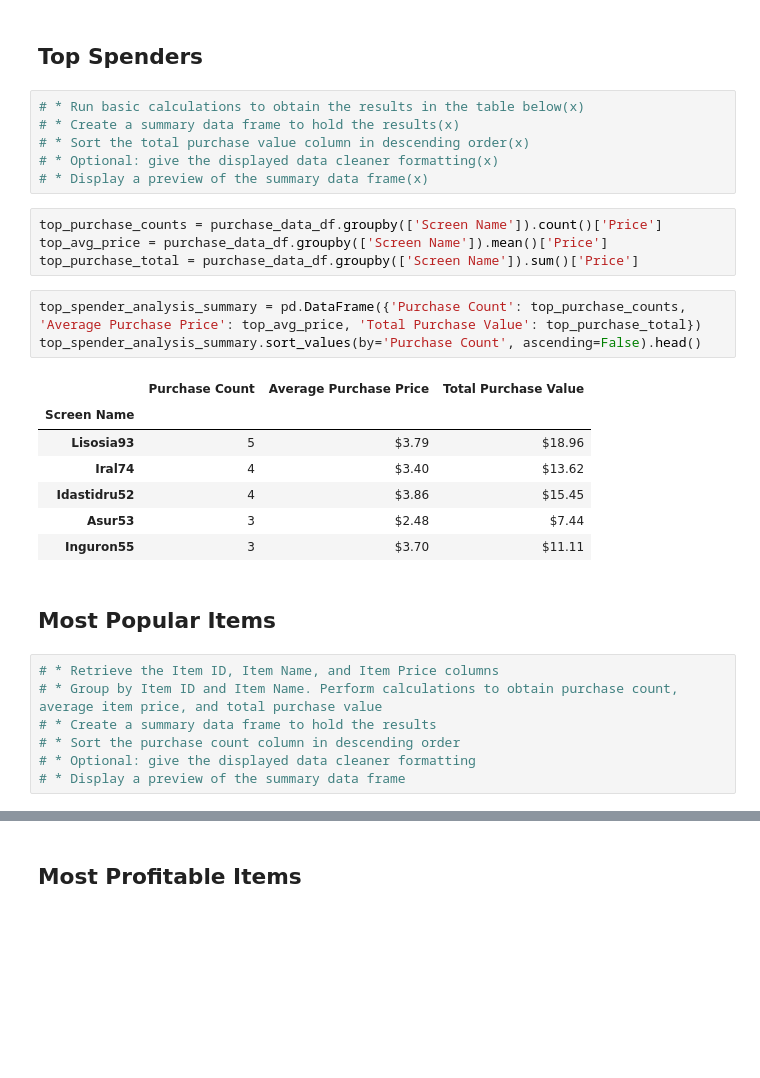
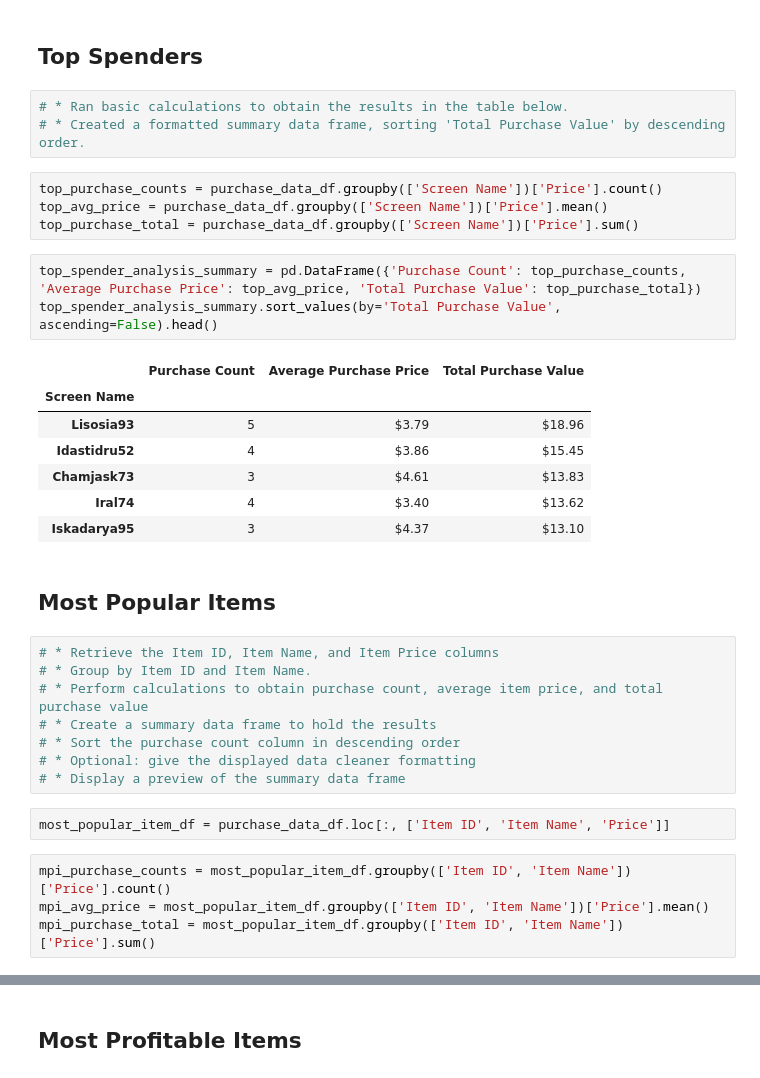
Before and after one commit to Chadwick-N/Pandas-Challenge, a Jupyter notebook: HeroesOfPymoli/HeroesOfPymoli_starter.ipynb, the cells around one changed output, grey strips where cells are left out. Saved outputs shown, nothing was run; the diff lists cells and outputs as text; blank space fills up the shorter version.

```diff
--- a/HeroesOfPymoli/HeroesOfPymoli_starter.ipynb
+++ b/HeroesOfPymoli/HeroesOfPymoli_starter.ipynb
@@ -186,32 +177,36 @@ age_analysis_summary
 # %% [markdown]
 ## Top Spenders
 # %%
-# * Run basic calculations to obtain the results in the table below(x)
-# * Create a summary data frame to hold the results(x)
-# * Sort the total purchase value column in descending order(x)
-# * Optional: give the displayed data cleaner formatting(x)
-# * Display a preview of the summary data frame(x)
+# * Ran basic calculations to obtain the results in the table below.
+# * Created a formatted summary data frame, sorting 'Total Purchase Value' by descending order.
 # %%
-top_purchase_counts = purchase_data_df.groupby(['Screen Name']).count()['Price']
-top_avg_price = purchase_data_df.groupby(['Screen Name']).mean()['Price']
-top_purchase_total = purchase_data_df.groupby(['Screen Name']).sum()['Price']
+top_purchase_counts = purchase_data_df.groupby(['Screen Name'])['Price'].count()
+top_avg_price = purchase_data_df.groupby(['Screen Name'])['Price'].mean()
+top_purchase_total = purchase_data_df.groupby(['Screen Name'])['Price'].sum()
 # %%
 top_spender_analysis_summary = pd.DataFrame({'Purchase Count': top_purchase_counts, 'Average Purchase Price': top_avg_price, 'Total Purchase Value': top_purchase_total})
-top_spender_analysis_summary.sort_values(by='Purchase Count', ascending=False).head()
+top_spender_analysis_summary.sort_values(by='Total Purchase Value', ascending=False).head()
 # %% [output]
 |  | Purchase Count | Average Purchase Price | Total Purchase Value |
 | Screen Name |  |  |  |
 | Lisosia93 | 5 | $3.79 | $18.96 |
+| Idastidru52 | 4 | $3.86 | $15.45 |
+| Chamjask73 | 3 | $4.61 | $13.83 |
 | Iral74 | 4 | $3.40 | $13.62 |
-| Idastidru52 | 4 | $3.86 | $15.45 |
-| Asur53 | 3 | $2.48 | $7.44 |
-| Inguron55 | 3 | $3.70 | $11.11 |
+| Iskadarya95 | 3 | $4.37 | $13.10 |
 # %% [markdown]
 ## Most Popular Items
 # %%
 # * Retrieve the Item ID, Item Name, and Item Price columns
-# * Group by Item ID and Item Name. Perform calculations to obtain purchase count, average item price, and total purchase value
+# * Group by Item ID and Item Name.
+# * Perform calculations to obtain purchase count, average item price, and total purchase value
 # * Create a summary data frame to hold the results
 # * Sort the purchase count column in descending order
 # * Optional: give the displayed data cleaner formatting
 # * Display a preview of the summary data frame
+# %%
+most_popular_item_df = purchase_data_df.loc[:, ['Item ID', 'Item Name', 'Price']]
+# %%
+mpi_purchase_counts = most_popular_item_df.groupby(['Item ID', 'Item Name'])['Price'].count()
+mpi_avg_price = most_popular_item_df.groupby(['Item ID', 'Item Name'])['Price'].mean()
+mpi_purchase_total = most_popular_item_df.groupby(['Item ID', 'Item Name'])['Price'].sum()
```
Also changed, not shown: parts of 19 cells of this notebook.
